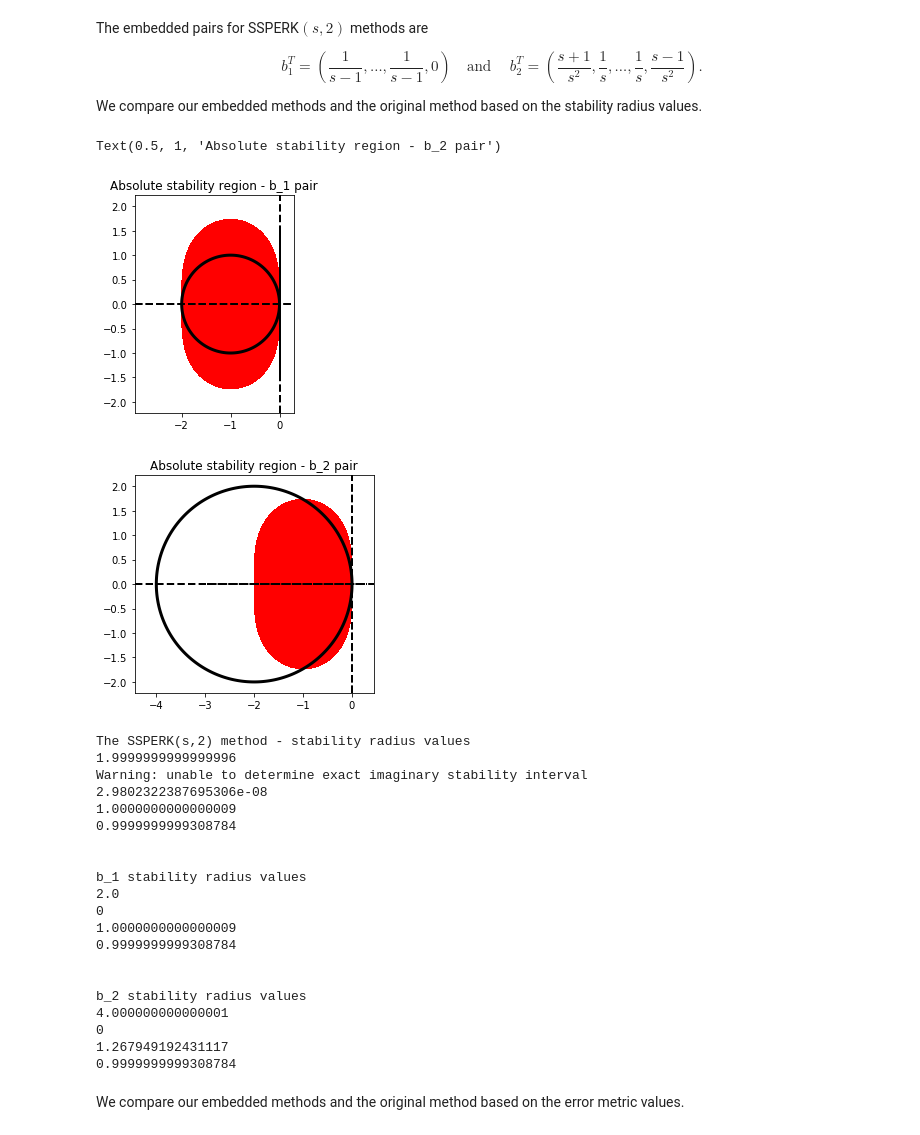
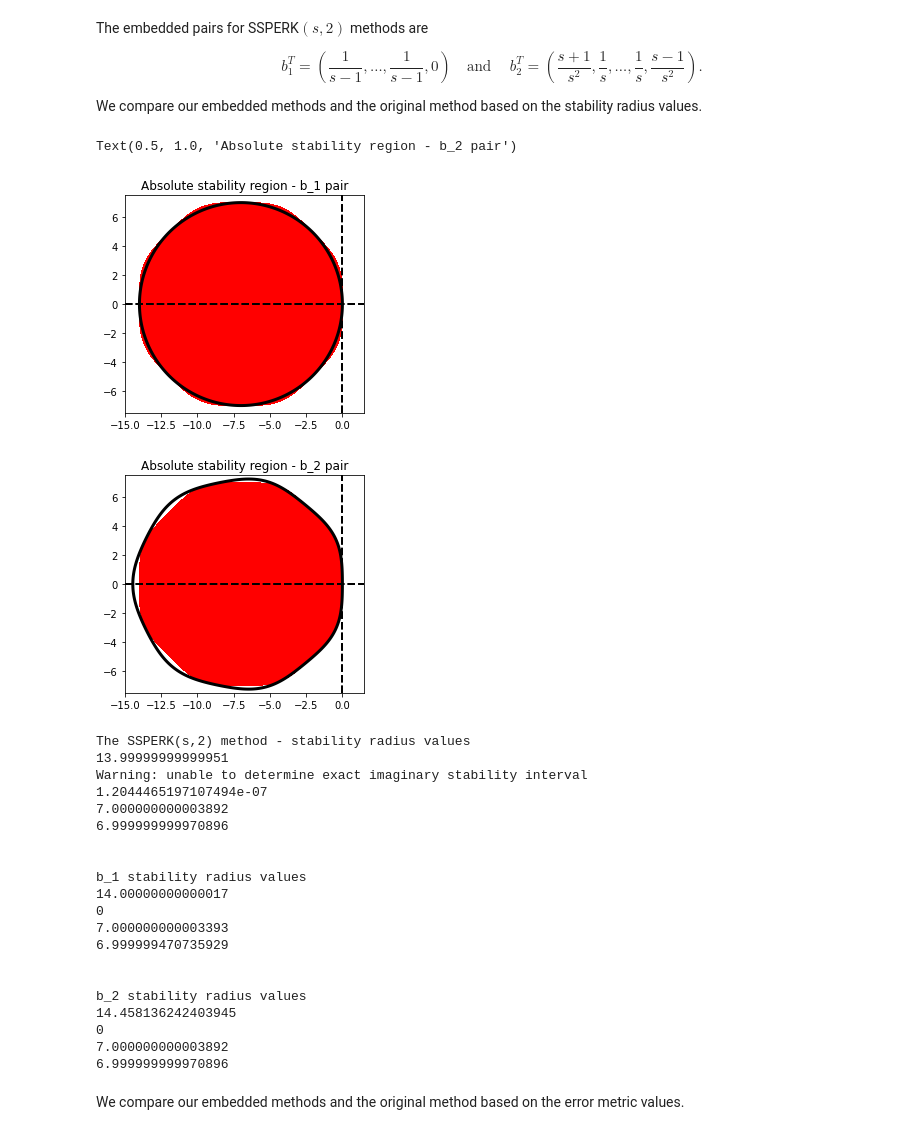
Before and after one commit to feipaat/Embedded-pairs-for-optimal-SSPERK, a Jupyter notebook: jupyter_notebooks/EmbdSSPERK(s,2).ipynb, the cells around one changed output. Saved outputs shown, nothing was run; the diff lists cells and outputs as text; code cells hidden in the pictures.

```diff
--- a/jupyter_notebooks/EmbdSSPERK(s,2).ipynb
+++ b/jupyter_notebooks/EmbdSSPERK(s,2).ipynb
@@ -14,33 +14,33 @@ import numpy as np
 import math
 # %%
 ## SSPERK(s,2) methods
-s = 2
+s = 8
 rk2 = rk.SSPRK2(s)
 #print(rk2)
 
 ## Embedded pair - b_1
 b_1 = 1./(s-1) * np.ones(s); b_1[s-1]=0;
 #print(b1)
 rk_b_1_pair = rk.ExplicitRungeKuttaPair(rk2.A,rk2.b,b_1)
 # Stability region and save as an eps file
 fig1=rk_b_1_pair.plot_stability_region(N=1000);
 fig1.axes[0].set_title('Absolute stability region - b_1 pair')
 #fig1.axes[0].set_title('')
 #plt.savefig('SSPERKs2.eps', format='eps', dpi=10000)
 
 ## Embedded pair - b_2
 b_2 = 1./(s) * np.ones(s); b_2[0]=(s+1.)/(s*s); b_2[s-1]=(s-1.)/(s*s);
 #print(b2)
 # Stability region and save to a file
 rk_b_2_pair = rk.ExplicitRungeKuttaPair(rk2.A,rk2.b,b_2)
 fig2=rk_b_2_pair.plot_stability_region(N=1000);
 fig2.axes[0].set_title('Absolute stability region - b_2 pair')
 #fig2.axes[0].set_title('')
 #plt.savefig('SSPERKs2b.eps', format='eps', dpi=10000)
 # %% [output]
-Text(0.5, 1, 'Absolute stability region - b_2 pair')
+Text(0.5, 1.0, 'Absolute stability region - b_2 pair')
-[figure, old version]
+[figure, new version]
-[figure, old version]
+[figure, new version]
 # %%
 ## Real stability interval, Imaginary stability interval, Circle contractivity radius
 print('The SSPERK(s,2) method - stability radius values')
@@ -64,25 +64,25 @@ print(rk_b_2_pair.embedded_method.__num__().circle_contractivity_radius())
 print(rk_b_2_pair.embedded_method.__num__().absolute_monotonicity_radius())
 # %% [output]
 The SSPERK(s,2) method - stability radius values
-1.9999999999999996
+13.99999999999951
 Warning: unable to determine exact imaginary stability interval
-2.9802322387695306e-08
-1.0000000000000009
-0.9999999999308784
+1.2044465197107494e-07
+7.000000000003892
+6.999999999970896
 
 
 b_1 stability radius values
-2.0
+14.00000000000017
 0
-1.0000000000000009
-0.9999999999308784
+7.000000000003393
+6.999999470735929
 
 
 b_2 stability radius values
-4.000000000000001
+14.458136242403945
 0
-1.267949192431117
-0.9999999999308784
+7.000000000003892
+6.999999999970896
 # %% [markdown]
 We compare our embedded methods and the original method based on the error metric values.
 # %%
```
Also changed, not shown: parts of 1 cell of this notebook, 3 other files.
